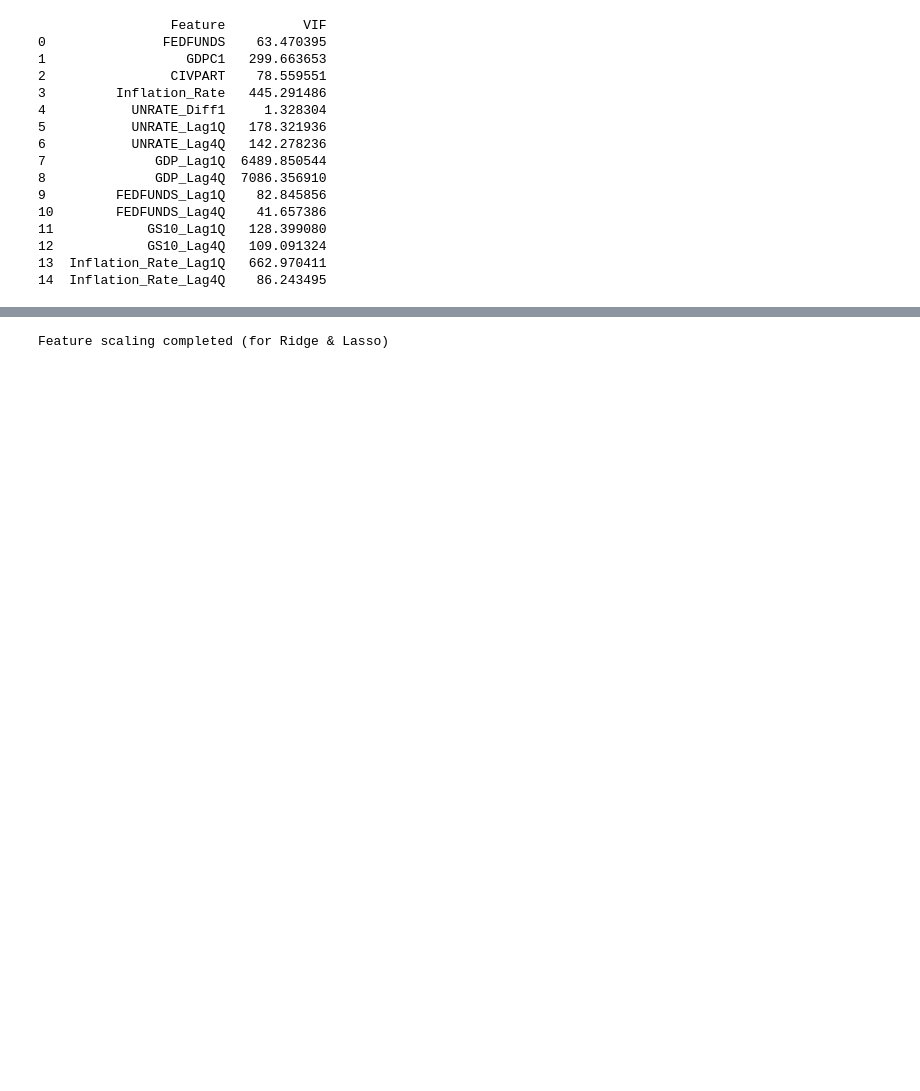
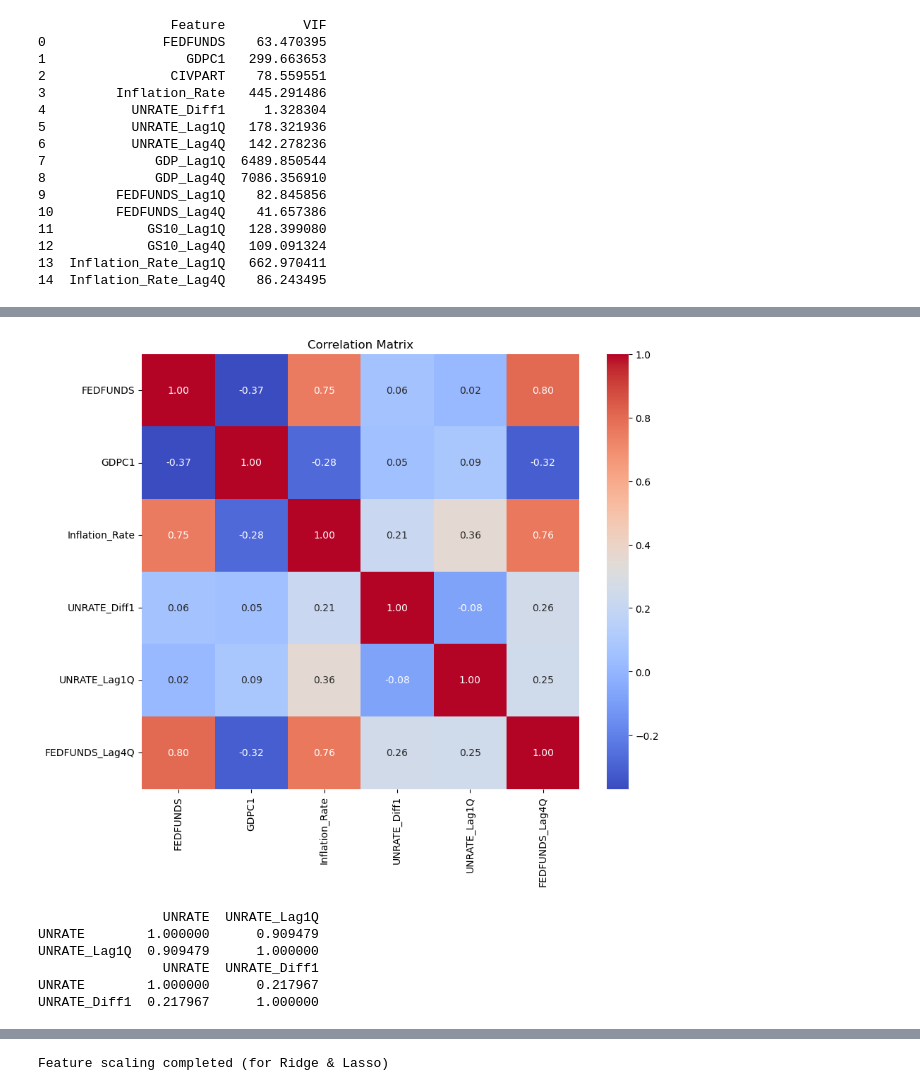
Before and after one commit to kushal238/Stat430P1, a Jupyter notebook: un-rate-tsa.ipynb, the cells around one changed output, grey strips where cells are left out. Drawn from its saved outputs; the diff is of its cells as text; code cells hidden in the pictures; blank space fills up the shorter version.

```diff
--- a/un-rate-tsa.ipynb
+++ b/un-rate-tsa.ipynb
@@ -486,0 +486,28 @@ Final VIF values after last refinement:
+# %%
+import seaborn as sns
+import matplotlib.pyplot as plt
+import pandas as pd
+
+# Convert scaled features back to DataFrame
+X_train_scaled_df = pd.DataFrame(X_train_scaled, columns=X_train.columns, index=X_train.index)
+
+# Compute correlation matrix
+corr_matrix = X_train_scaled_df.corr()
+
+# Plot heatmap
+plt.figure(figsize=(10,8))
+sns.heatmap(corr_matrix, annot=True, cmap='coolwarm', fmt=".2f")
+plt.title("Correlation Matrix")
+plt.show()
+# %% [output]
+[figure, added]
+# %%
+print(df[['UNRATE', 'UNRATE_Lag1Q']].corr())
+print(df[['UNRATE', 'UNRATE_Diff1']].corr())
+# %% [output]
+                UNRATE  UNRATE_Lag1Q
+UNRATE        1.000000      0.909479
+UNRATE_Lag1Q  0.909479      1.000000
+                UNRATE  UNRATE_Diff1
+UNRATE        1.000000      0.217967
+UNRATE_Diff1  0.217967      1.000000
```
Also changed, not shown: parts of 10 cells of this notebook, 2 other files.
